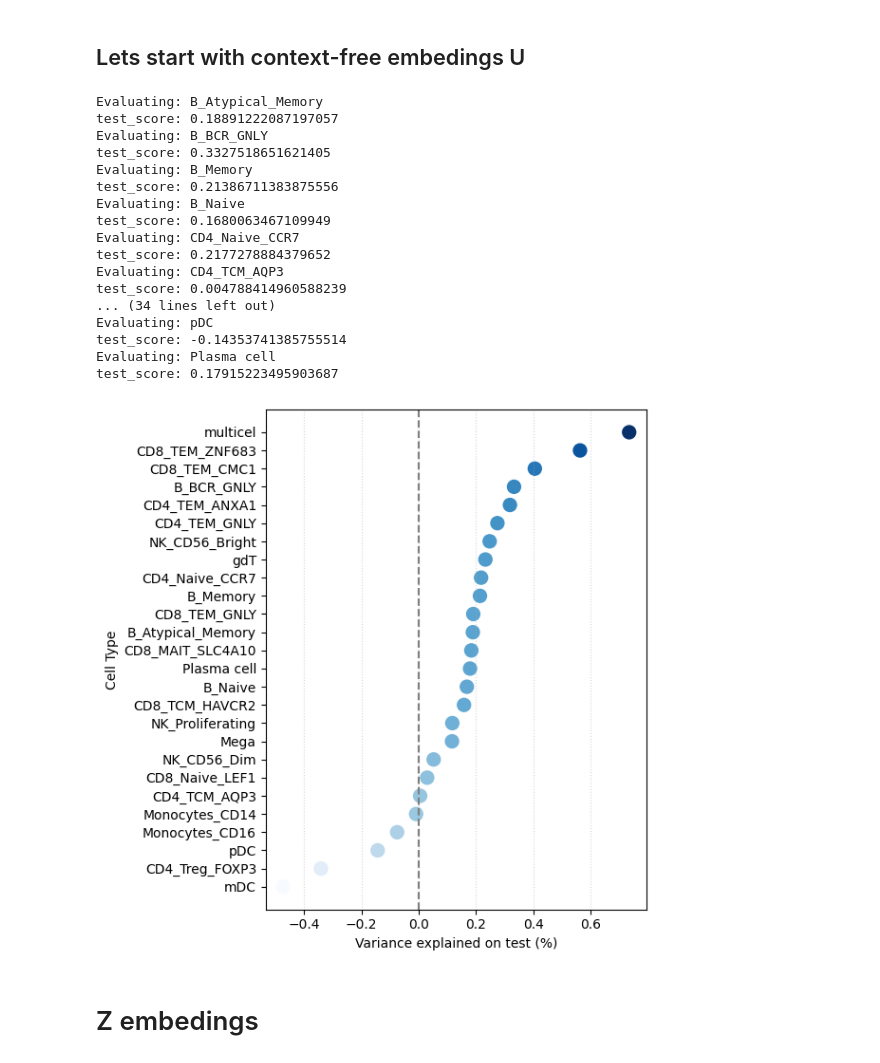
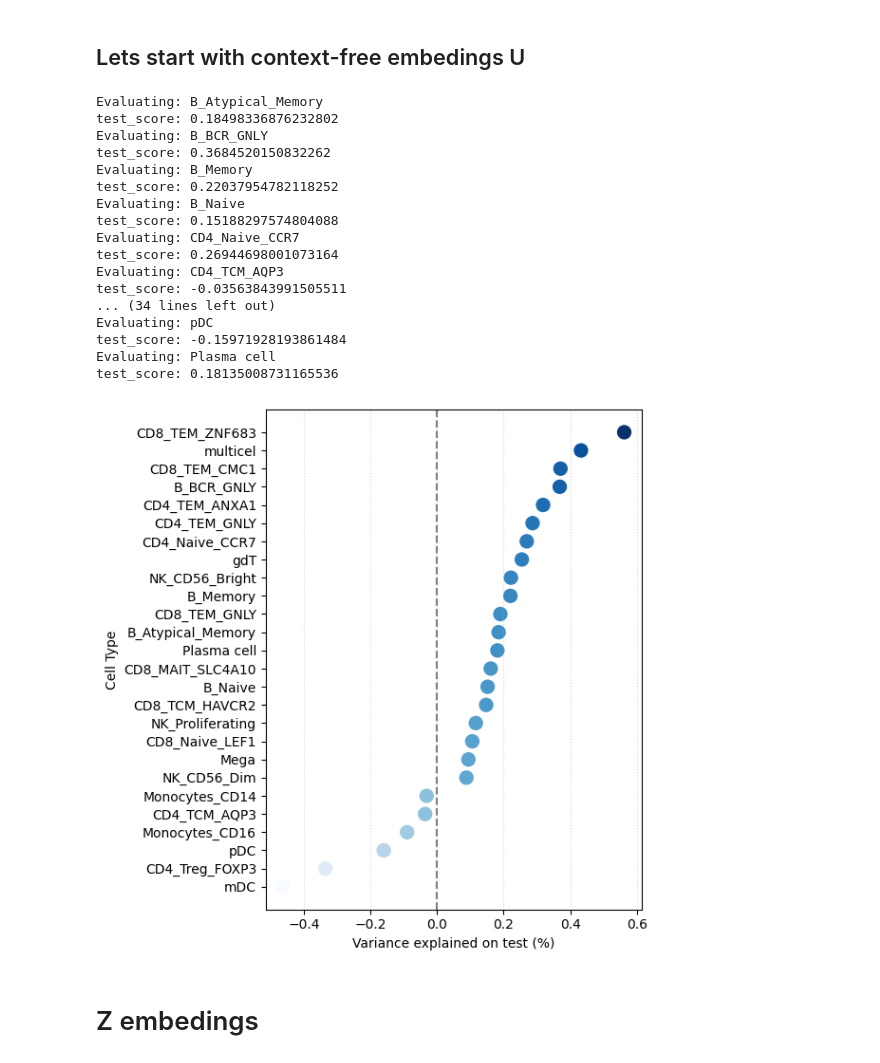
Before and after one commit to AlbertBay/ImSysAging, a Jupyter notebook: train_ageclock.ipynb, the cells around one changed output. Cells and saved outputs as stored; diff of their text form; code cells hidden in the pictures.

```diff
--- a/train_ageclock.ipynb
+++ b/train_ageclock.ipynb
@@ -192,40 +192,40 @@ adata = ad.read_h5ad("/home/albert.baichorov/ImSysAging/data/scRNA-seq_MRVI_no_b
 # %%
 data = pd.concat([adata.obs[['sampleName','primary_type','secondary_type','age']].reset_index(drop=True),
                   pd.DataFrame(adata.obsm['U_mrvi']).reset_index(drop=True)], axis=1)
 data = data.drop(columns='primary_type').groupby(['sampleName','secondary_type','age']).mean().reset_index()
 data = data.dropna()
 data.sampleName = data.sampleName.astype('str')
 data.secondary_type = data.secondary_type.astype('str')
 data.age = data.age.astype('float')
 
 report = evaluate_cell_types(data, train_model)
 
 
-sample_level_df = build_sample_level_dataset(cell_embeddings)
+sample_level_df = build_sample_level_dataset(data)
 multicel = train_model(sample_level_df)
 new_row = pd.DataFrame([['multicel', multicel]], columns=report.columns)
 report = pd.concat([report, new_row], ignore_index=True)
 
 draw_results(report)
 # %% [output]
 Evaluating: B_Atypical_Memory
-test_score: 0.18891222087197057
+test_score: 0.18498336876232802
 Evaluating: B_BCR_GNLY
-test_score: 0.3327518651621405
+test_score: 0.3684520150832262
 Evaluating: B_Memory
-test_score: 0.21386711383875556
+test_score: 0.22037954782118252
 Evaluating: B_Naive
-test_score: 0.1680063467109949
+test_score: 0.15188297574804088
 Evaluating: CD4_Naive_CCR7
-test_score: 0.2177278884379652
+test_score: 0.26944698001073164
 Evaluating: CD4_TCM_AQP3
-test_score: 0.004788414960588239
+test_score: -0.03563843991505511
 ... (34 lines left out)
 Evaluating: pDC
-test_score: -0.14353741385755514
+test_score: -0.15971928193861484
 Evaluating: Plasma cell
-test_score: 0.17915223495903687
+test_score: 0.18135008731165536
-[figure, old version]
+[figure, new version]
 # %% [markdown]
 # Z embedings
 # %%
```
Also changed, not shown: parts of 3 cells of this notebook.
